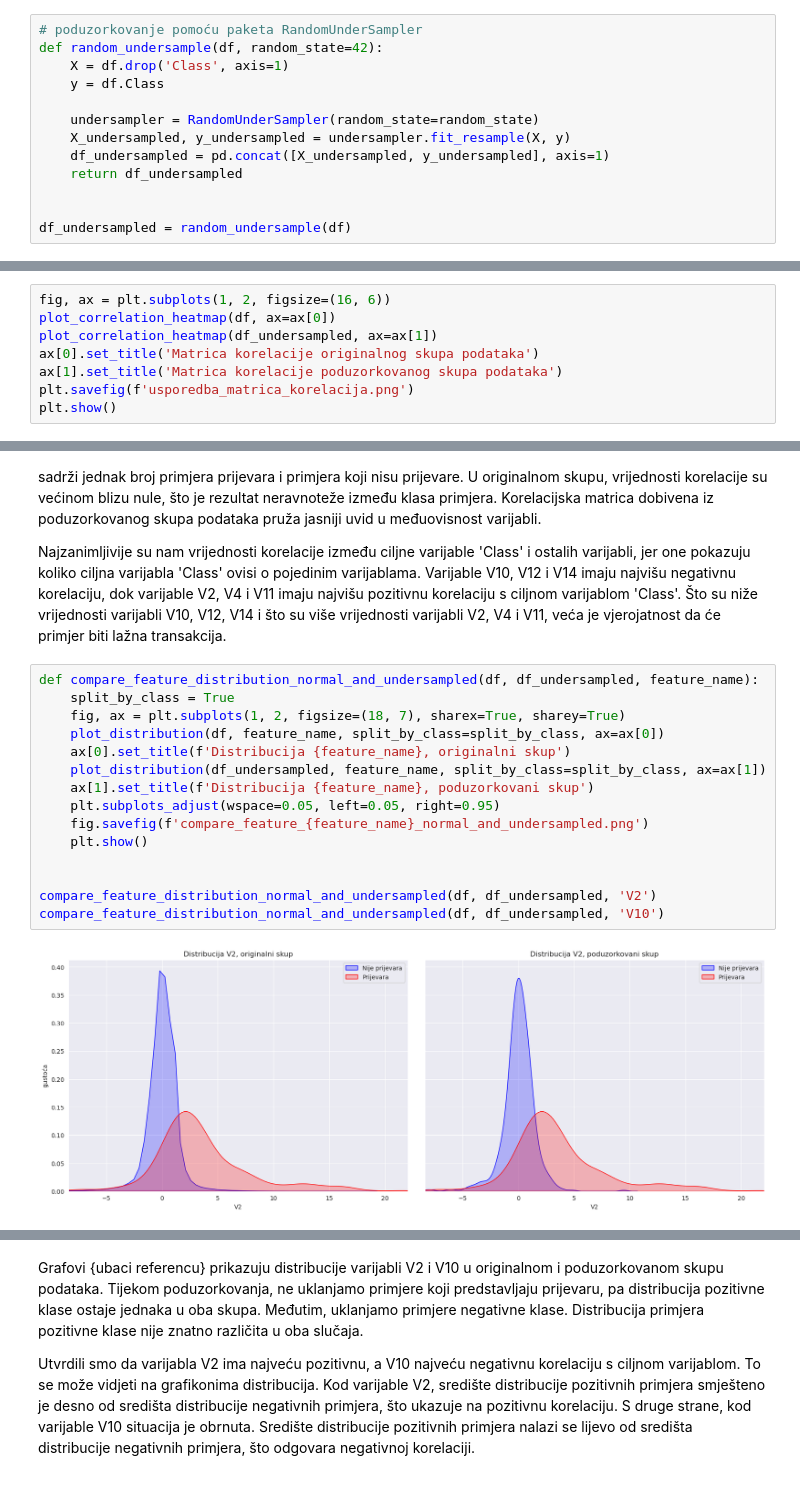
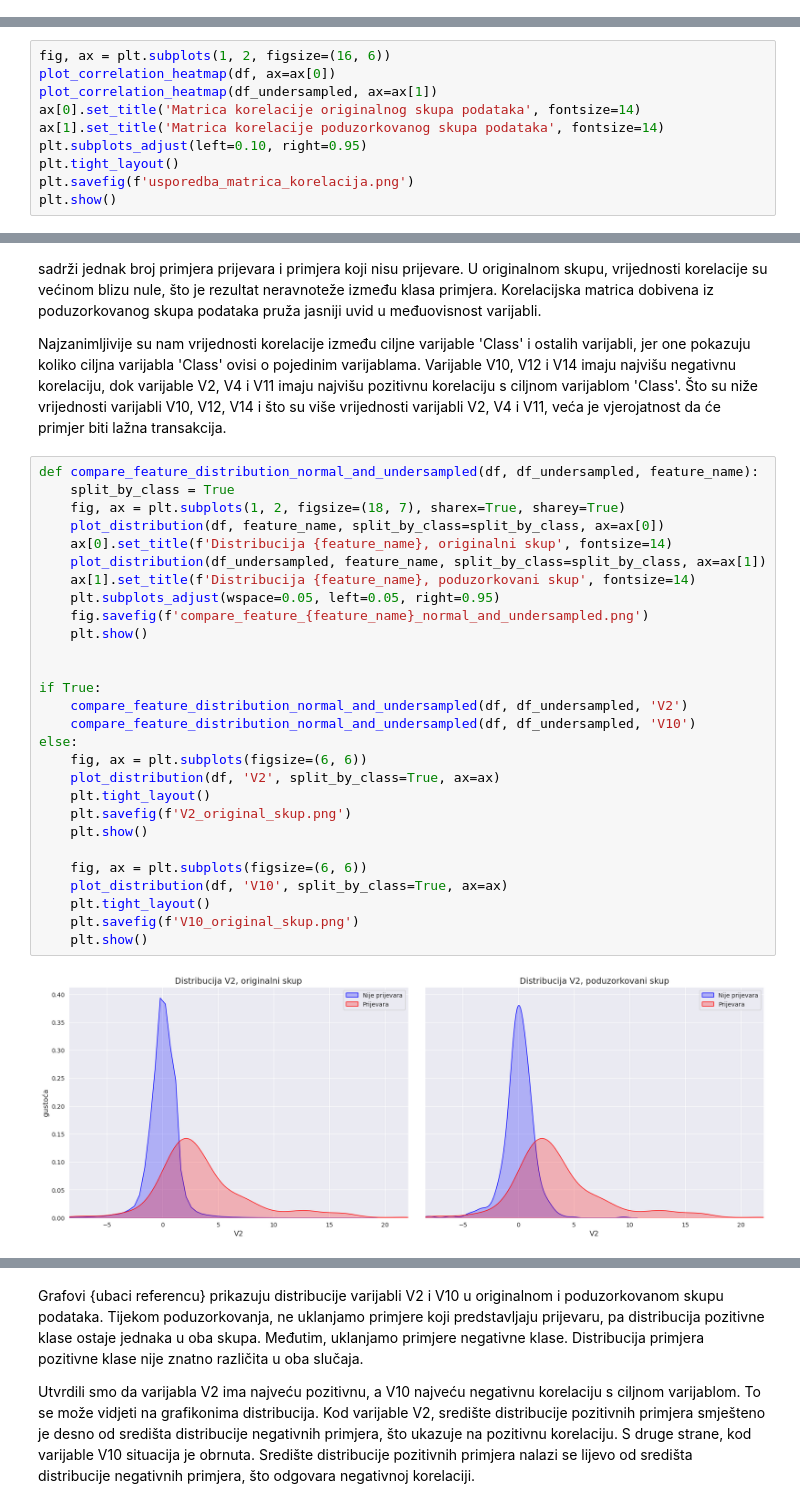
Before and after one commit to AntonioIlinovic/Credit_fraud, a Jupyter notebook: credit_fraud.ipynb, the cells around one changed output, grey strips where cells are left out. Cells and saved outputs as stored; diff of their text form.

```diff
--- a/credit_fraud.ipynb
+++ b/credit_fraud.ipynb
@@ -221,13 +183,0 @@ dtype: int64
-# %%
-# poduzorkovanje pomoću paketa RandomUnderSampler
-def random_undersample(df, random_state=42):
-    X = df.drop('Class', axis=1)
-    y = df.Class
-
-    undersampler = RandomUnderSampler(random_state=random_state)
-    X_undersampled, y_undersampled = undersampler.fit_resample(X, y)
-    df_undersampled = pd.concat([X_undersampled, y_undersampled], axis=1)
-    return df_undersampled
-
-
-df_undersampled = random_undersample(df)
@@ -235,8 +269,10 @@ df_undersampled = random_undersample(df)
 fig, ax = plt.subplots(1, 2, figsize=(16, 6))
 plot_correlation_heatmap(df, ax=ax[0])
 plot_correlation_heatmap(df_undersampled, ax=ax[1])
-ax[0].set_title('Matrica korelacije originalnog skupa podataka')
-ax[1].set_title('Matrica korelacije poduzorkovanog skupa podataka')
+ax[0].set_title('Matrica korelacije originalnog skupa podataka', fontsize=14)
+ax[1].set_title('Matrica korelacije poduzorkovanog skupa podataka', fontsize=14)
+plt.subplots_adjust(left=0.10, right=0.95)
+plt.tight_layout()
 plt.savefig(f'usporedba_matrica_korelacija.png')
 plt.show()
 # %% [output]
@@ -248,17 +284,30 @@ Najzanimljivije su nam vrijednosti korelacije između ciljne varijable 'Class' i
 # %%
 def compare_feature_distribution_normal_and_undersampled(df, df_undersampled, feature_name):
     split_by_class = True
     fig, ax = plt.subplots(1, 2, figsize=(18, 7), sharex=True, sharey=True)
     plot_distribution(df, feature_name, split_by_class=split_by_class, ax=ax[0])
-    ax[0].set_title(f'Distribucija {feature_name}, originalni skup')
+    ax[0].set_title(f'Distribucija {feature_name}, originalni skup', fontsize=14)
     plot_distribution(df_undersampled, feature_name, split_by_class=split_by_class, ax=ax[1])
-    ax[1].set_title(f'Distribucija {feature_name}, poduzorkovani skup')
+    ax[1].set_title(f'Distribucija {feature_name}, poduzorkovani skup', fontsize=14)
     plt.subplots_adjust(wspace=0.05, left=0.05, right=0.95)
     fig.savefig(f'compare_feature_{feature_name}_normal_and_undersampled.png')
     plt.show()
 
 
-compare_feature_distribution_normal_and_undersampled(df, df_undersampled, 'V2')
-compare_feature_distribution_normal_and_undersampled(df, df_undersampled, 'V10')
+if True:
+    compare_feature_distribution_normal_and_undersampled(df, df_undersampled, 'V2')
+    compare_feature_distribution_normal_and_undersampled(df, df_undersampled, 'V10')
+else:
+    fig, ax = plt.subplots(figsize=(6, 6))
+    plot_distribution(df, 'V2', split_by_class=True, ax=ax)
+    plt.tight_layout()
+    plt.savefig(f'V2_original_skup.png')
+    plt.show()
+
+    fig, ax = plt.subplots(figsize=(6, 6))
+    plot_distribution(df, 'V10', split_by_class=True, ax=ax)
+    plt.tight_layout()
+    plt.savefig(f'V10_original_skup.png')
+    plt.show()
 # %% [output]
-[figure, old version]
+[figure, new version]
```
Also changed, not shown: parts of 32 cells of this notebook.
